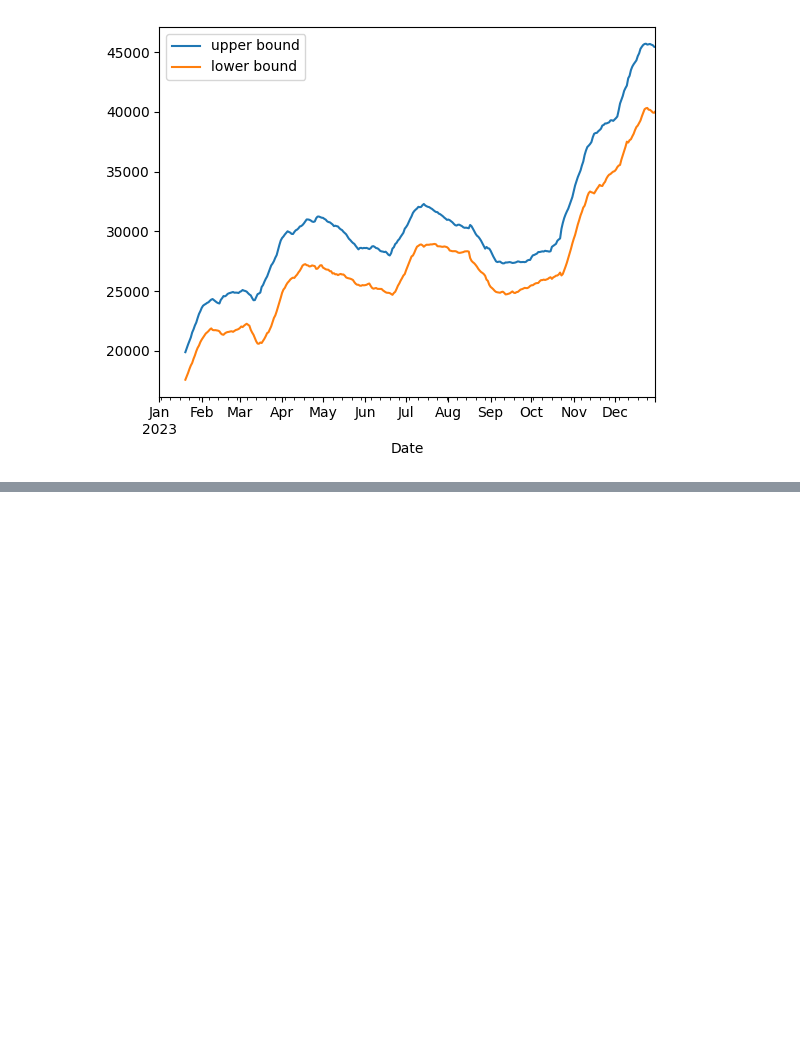
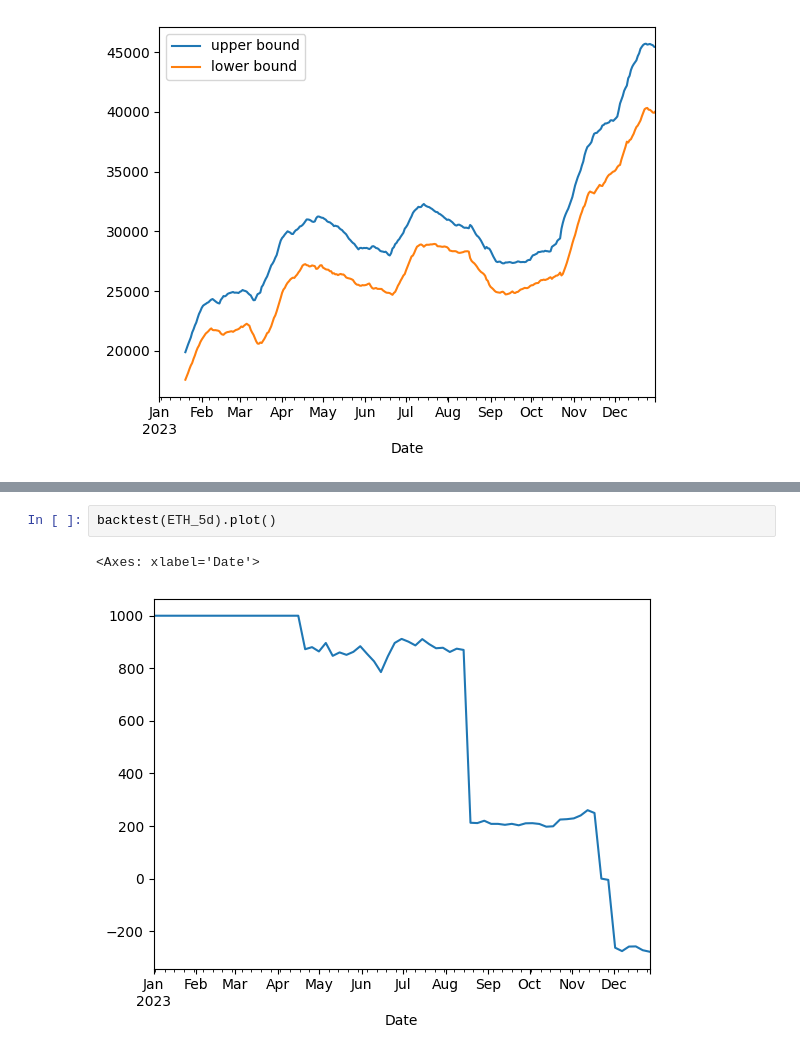
Before and after one commit to K-T-P/Trading-Algorithms-Course, a Jupyter notebook: HW3/HW3.ipynb, the cells around one changed output, grey strips where cells are left out. Drawn from its saved outputs; the diff is of its cells as text; blank space fills up the shorter version.

```diff
--- a/HW3/HW3.ipynb
+++ b/HW3/HW3.ipynb
@@ -135,0 +209,5 @@ KeltnerChannel(BTC_1d).plot()
+# %%
+backtest(ETH_5d).plot()
+# %% [output]
+<Axes: xlabel='Date'>
+[figure, added]
```
Also changed, not shown: parts of 4 cells of this notebook.
